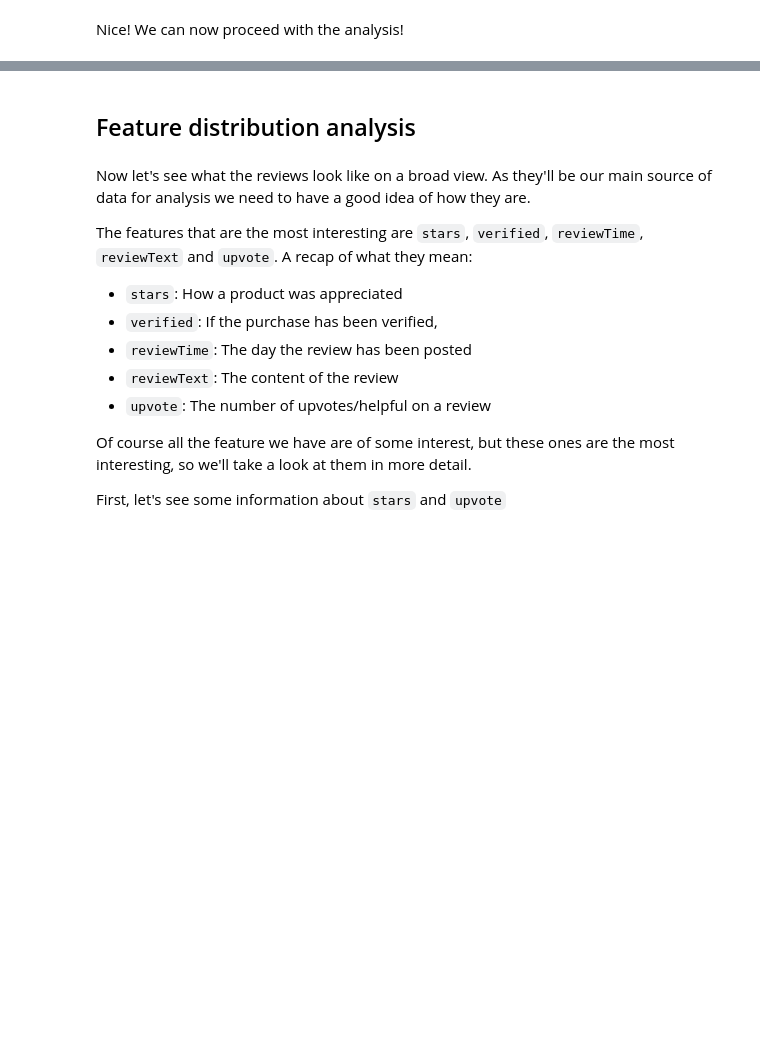
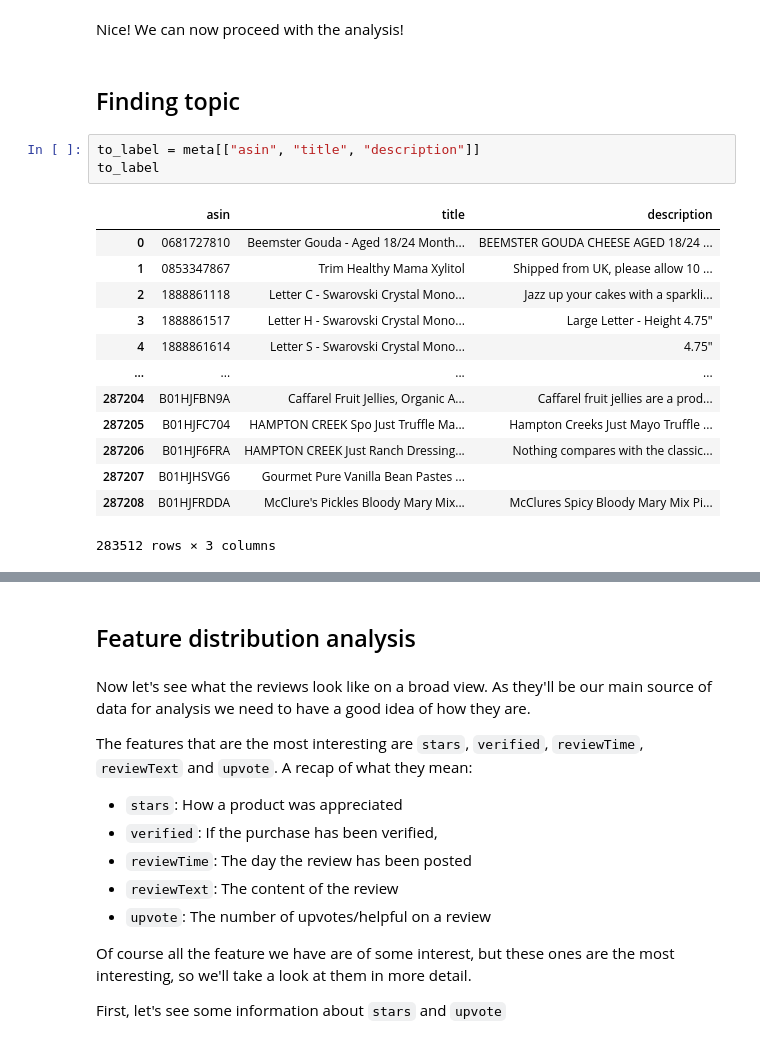
Before and after one commit to JulesssG/ADA-project, a Jupyter notebook: milestone_2.ipynb, the cells around one changed output, grey strips where cells are left out. Cells and saved outputs as stored; diff of their text form; blank space fills up the shorter version.

Commit message:
Sanitize title products + small section to try and find topic + labels

```diff
--- a/milestone_2.ipynb
+++ b/milestone_2.ipynb
@@ -306,3 +314,22 @@ display(meta.head())
 | 4 | Grocery & Gourmet Food||Cooking &... | 4.75" | Letter S - Swarovski Crystal Mono... | Unik Occasions | >#590,999 in Kitchen & Dining (Se... | Amazon Home | 15.00 | 1888861614 | 2011-09-11 |
 # %% [markdown]
 Nice! We can now proceed with the analysis!
+# %% [markdown]
+## Finding topic
+# %%
+to_label = meta[["asin", "title", "description"]]
+to_label
+# %% [output]
+|  | asin | title | description |
+| 0 | 0681727810 | Beemster Gouda - Aged 18/24 Month... | BEEMSTER GOUDA CHEESE AGED 18/24 ... |
+| 1 | 0853347867 | Trim Healthy Mama Xylitol | Shipped from UK, please allow 10 ... |
+| 2 | 1888861118 | Letter C - Swarovski Crystal Mono... | Jazz up your cakes with a sparkli... |
+| 3 | 1888861517 | Letter H - Swarovski Crystal Mono... | Large Letter - Height 4.75" |
+| 4 | 1888861614 | Letter S - Swarovski Crystal Mono... | 4.75" |
+| ... | ... | ... | ... |
+| 287204 | B01HJFBN9A | Caffarel Fruit Jellies, Organic A... | Caffarel fruit jellies are a prod... |
+| 287205 | B01HJFC704 | HAMPTON CREEK Spo Just Truffle Ma... | Hampton Creeks Just Mayo Truffle ... |
+| 287206 | B01HJF6FRA | HAMPTON CREEK Just Ranch Dressing... | Nothing compares with the classic... |
+| 287207 | B01HJHSVG6 | Gourmet Pure Vanilla Bean Pastes ... |  |
+| 287208 | B01HJFRDDA | McClure's Pickles Bloody Mary Mix... | McClures Spicy Bloody Mary Mix Pi... |
+283512 rows × 3 columns
```
Also changed, not shown: parts of 43 cells of this notebook.
